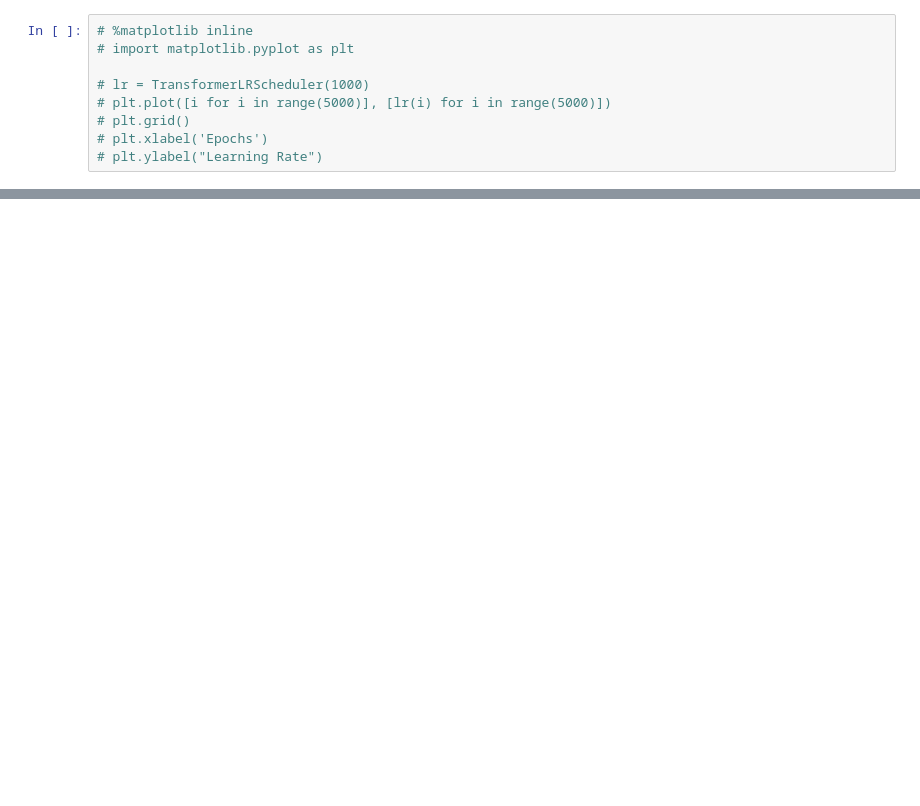
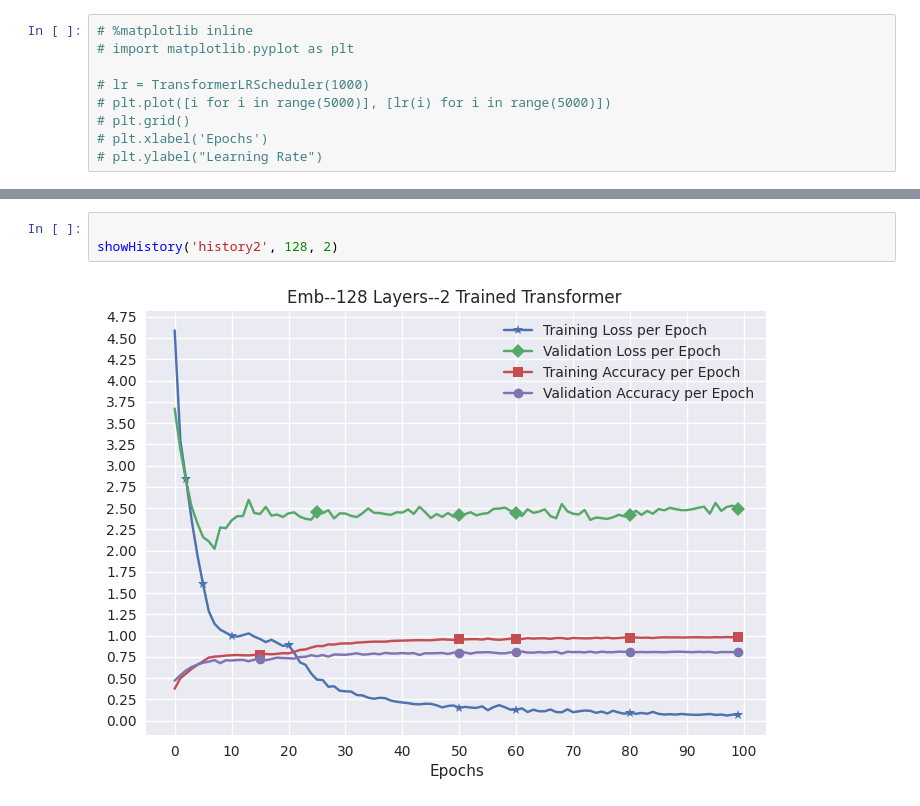
Before and after one commit to dpes-neupane/transformer, a Jupyter notebook: train.ipynb, the cells around one changed output, grey strips where cells are left out. Saved outputs shown, nothing was run; the diff lists cells and outputs as text; blank space fills up the shorter version.

```diff
--- a/train.ipynb
+++ b/train.ipynb
@@ -384,0 +457,5 @@ plt.style.available
+# %%
+
+showHistory('history2', 128, 2)
+# %% [output]
+[figure, added]
```
Also changed, not shown: parts of 19 cells of this notebook, 15 other files.
